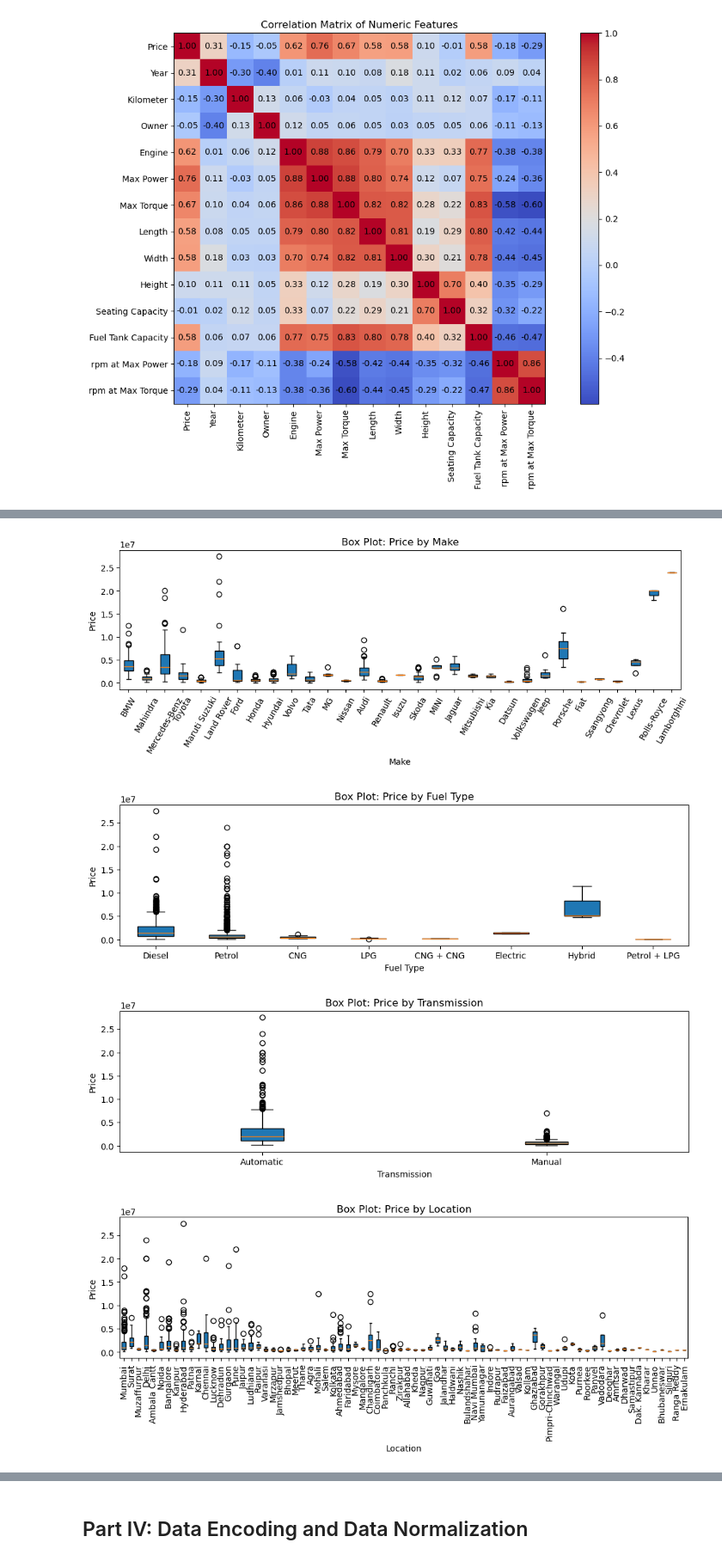
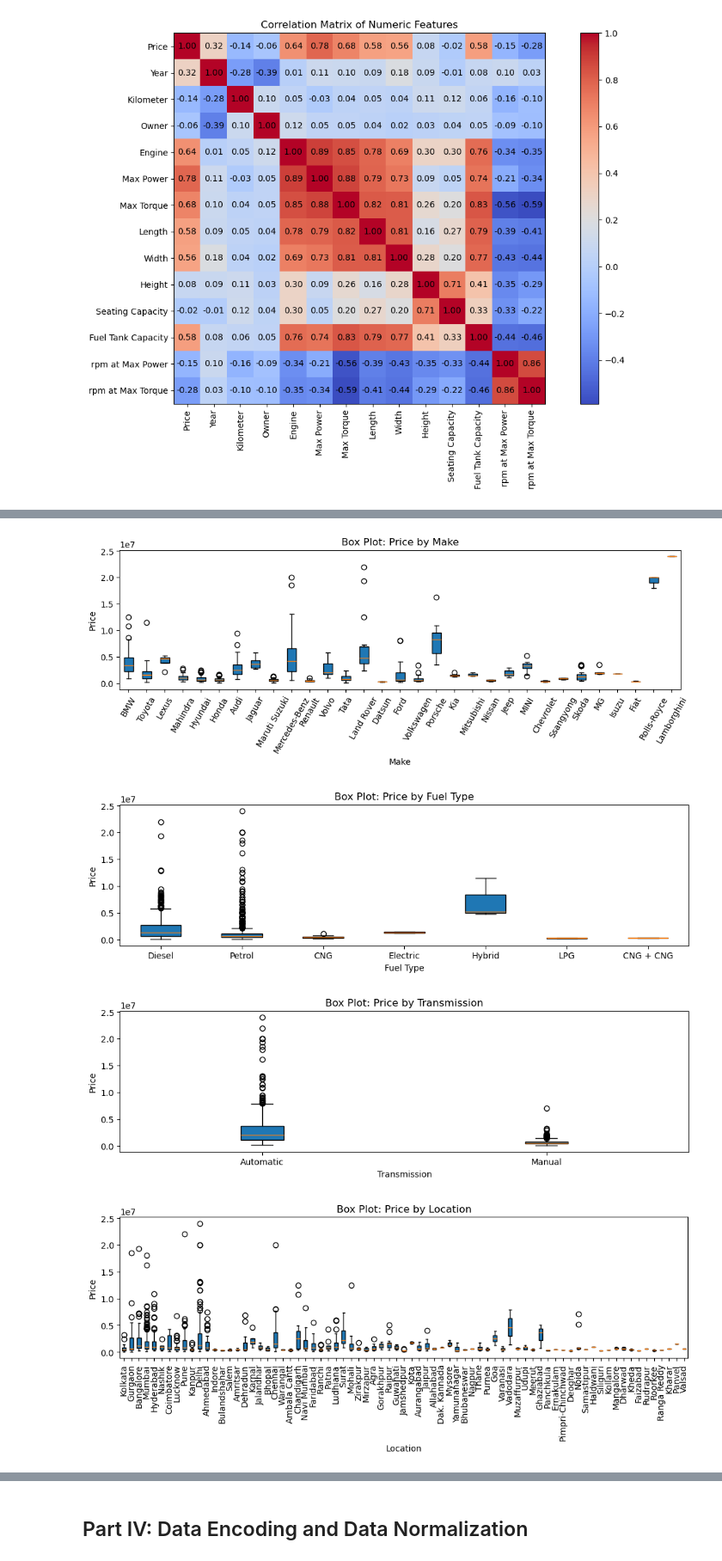
Before and after one commit to ductai05/Math-For-AI, a Jupyter notebook: DucTai_LR.ipynb, the cells around one changed output, grey strips where cells are left out. Shown at 86% size. Saved outputs shown, nothing was run; the diff lists cells and outputs as text; code cells hidden in the pictures.

Commit message:
split dataset from start

```diff
--- a/DucTai_LR.ipynb
+++ b/DucTai_LR.ipynb
@@ -490,3 +492,5 @@ In this part, we will fill NaN values and perform some data transformation.
+# %%
+train_data, valid_data = data.train_valid_split(valid_size=0.2, random_state=0)
 # %% [markdown]
 #### II.1: Data cleaning
 # %%
@@ -572,8 +587,8 @@ data.plot_distribution_of_numeric_columns()
 # %%
 # 3. Box plot: Relationship between Price and Object Columns
-data.box_plot_for_object_columns()
+train_data.box_plot_for_object_columns()
 # %% [output]
-[figure, old version]
+[figure, new version]
-[figure, old version]
+[figure, new version]
-[figure, old version]
+[figure, new version]
-[figure, old version]
+[figure, new version]
```
Also changed, not shown: parts of 15 cells of this notebook.
